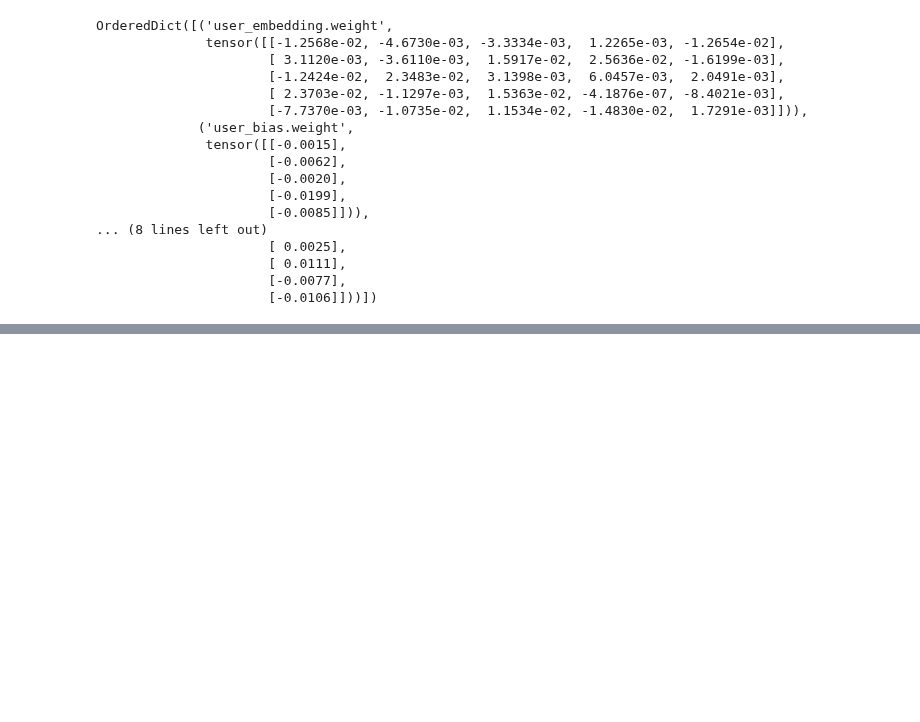
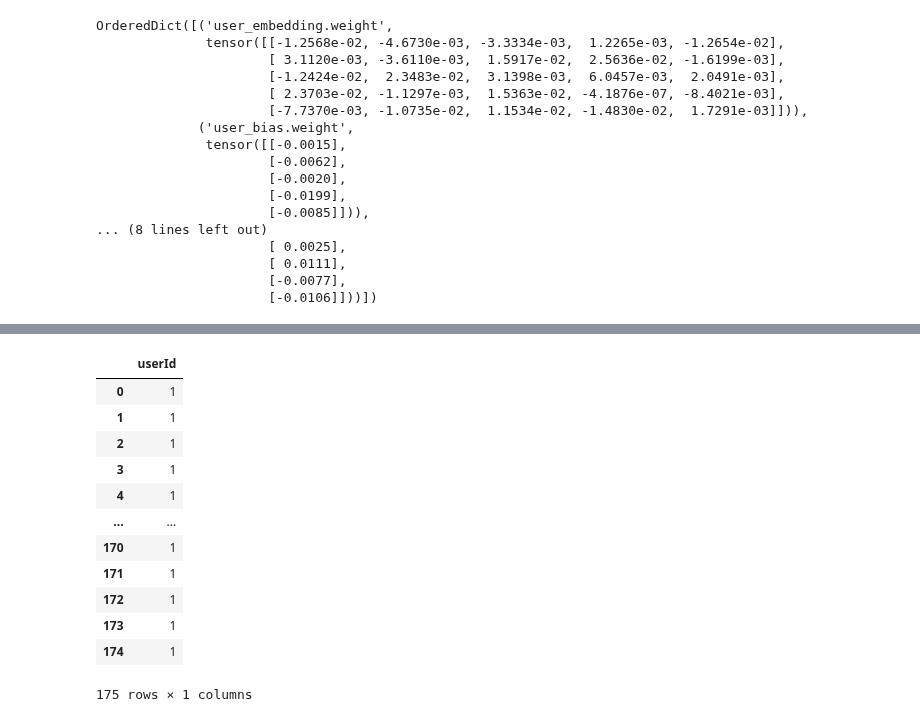
Before and after one commit to DataScientest-Studio/Template_MLOps_movie_recommandation, a Jupyter notebook: notebooks/1.0-vw-CF-preprocessing.ipynb, the cells around one changed output, grey strips where cells are left out. Saved outputs shown, nothing was run; the diff lists cells and outputs as text; code cells hidden in the pictures; blank space fills up the shorter version.

```diff
--- a/notebooks/1.0-vw-CF-preprocessing.ipynb
+++ b/notebooks/1.0-vw-CF-preprocessing.ipynb
@@ -336,0 +340,16 @@ NameError: name 'df' is not defined
+# %%
+ratings.loc[(ratings.userId == 1), ["userId"]]
+# %% [output]
+|  | userId |
+| 0 | 1 |
+| 1 | 1 |
+| 2 | 1 |
+| 3 | 1 |
+| 4 | 1 |
+| ... | ... |
+| 170 | 1 |
+| 171 | 1 |
+| 172 | 1 |
+| 173 | 1 |
+| 174 | 1 |
+175 rows × 1 columns
```
Also changed, not shown: parts of 2 cells of this notebook, 3 other files.
